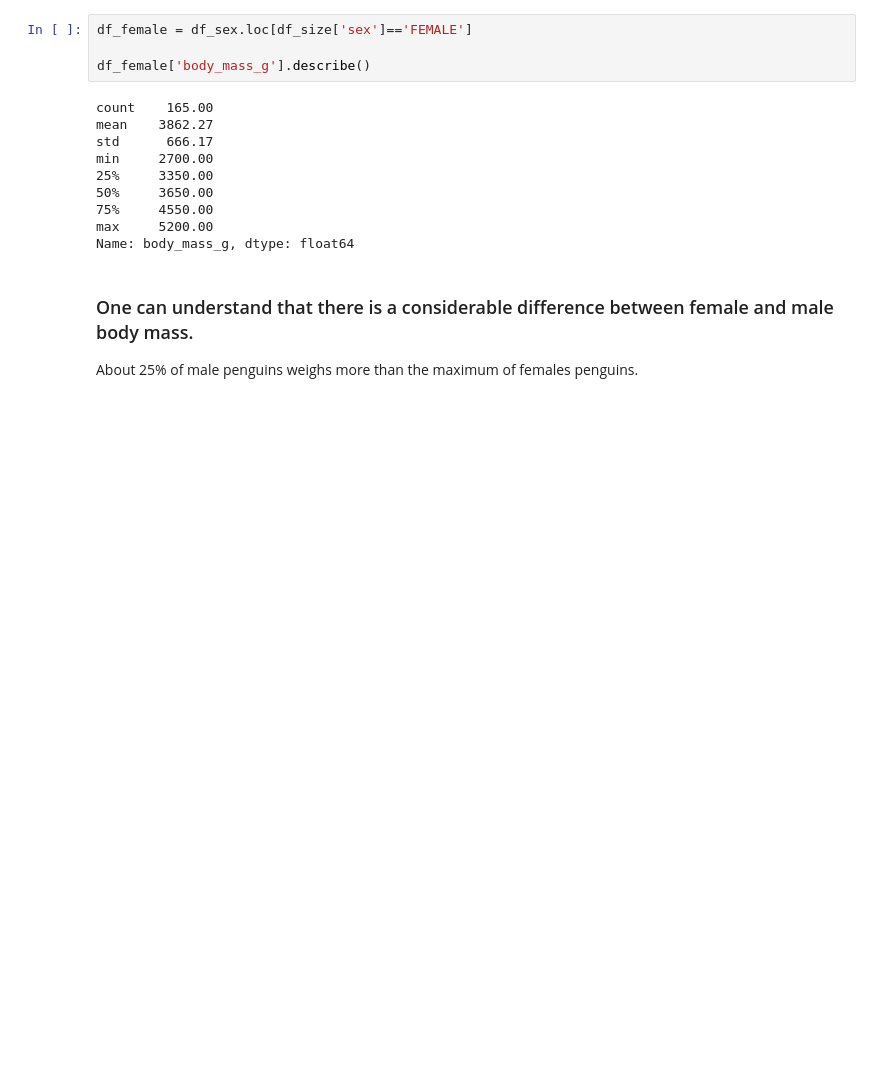
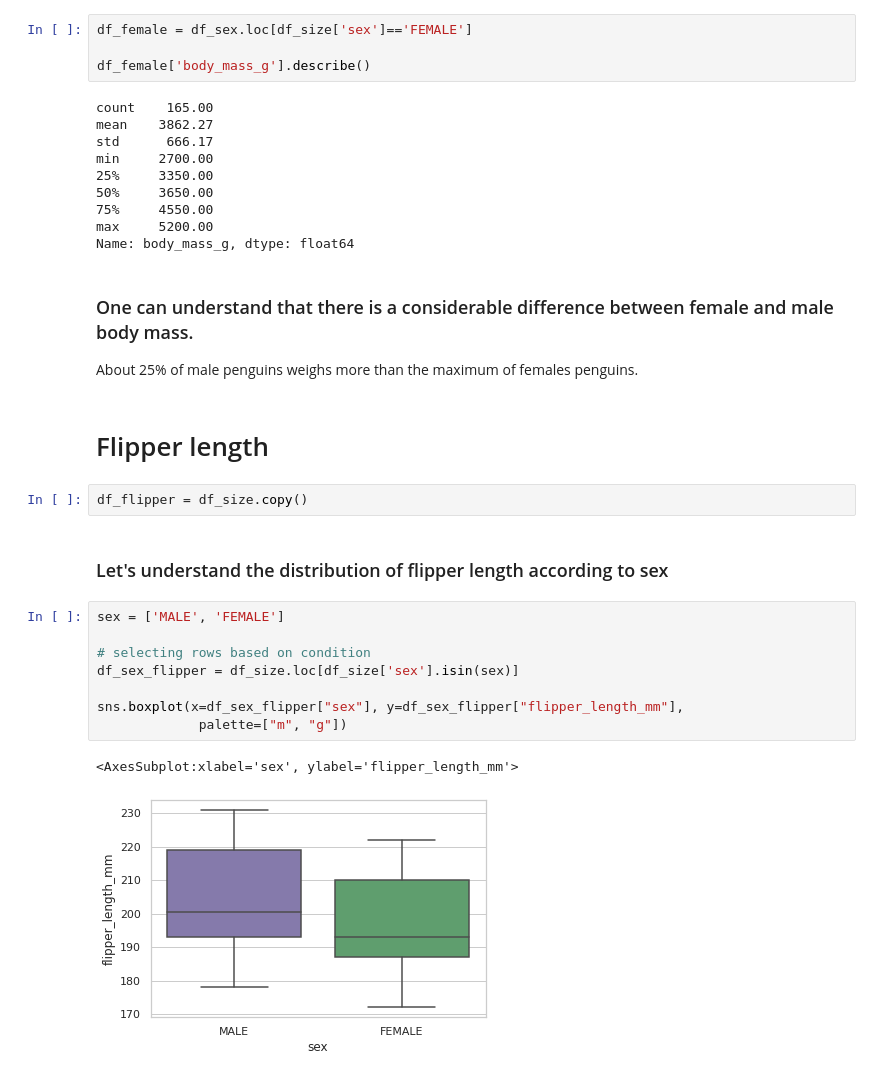
Before and after one commit to luis-fnogueira/kaggle-penguins, a Jupyter notebook: penguins.ipynb, the cells around one changed output. Drawn from its saved outputs; the diff is of its cells as text; blank space fills up the shorter version.

Commit message:
Flipper 1

```diff
--- a/penguins.ipynb
+++ b/penguins.ipynb
@@ -167,3 +167,20 @@ Name: body_mass_g, dtype: float64
 ### One can understand that there is a considerable difference between female and male body mass.
 
 About 25% of male penguins weighs more than the maximum of females penguins.
+# %% [markdown]
+# Flipper length
+# %%
+df_flipper = df_size.copy()
+# %% [markdown]
+### Let's understand the distribution of flipper length according to sex
+# %%
+sex = ['MALE', 'FEMALE']
+
+# selecting rows based on condition
+df_sex_flipper = df_size.loc[df_size['sex'].isin(sex)]
+
+sns.boxplot(x=df_sex_flipper["sex"], y=df_sex_flipper["flipper_length_mm"],
+             palette=["m", "g"])
+# %% [output]
+<AxesSubplot:xlabel='sex', ylabel='flipper_length_mm'>
+[figure, added]
```
Also changed, not shown: parts of 1 cell of this notebook.
